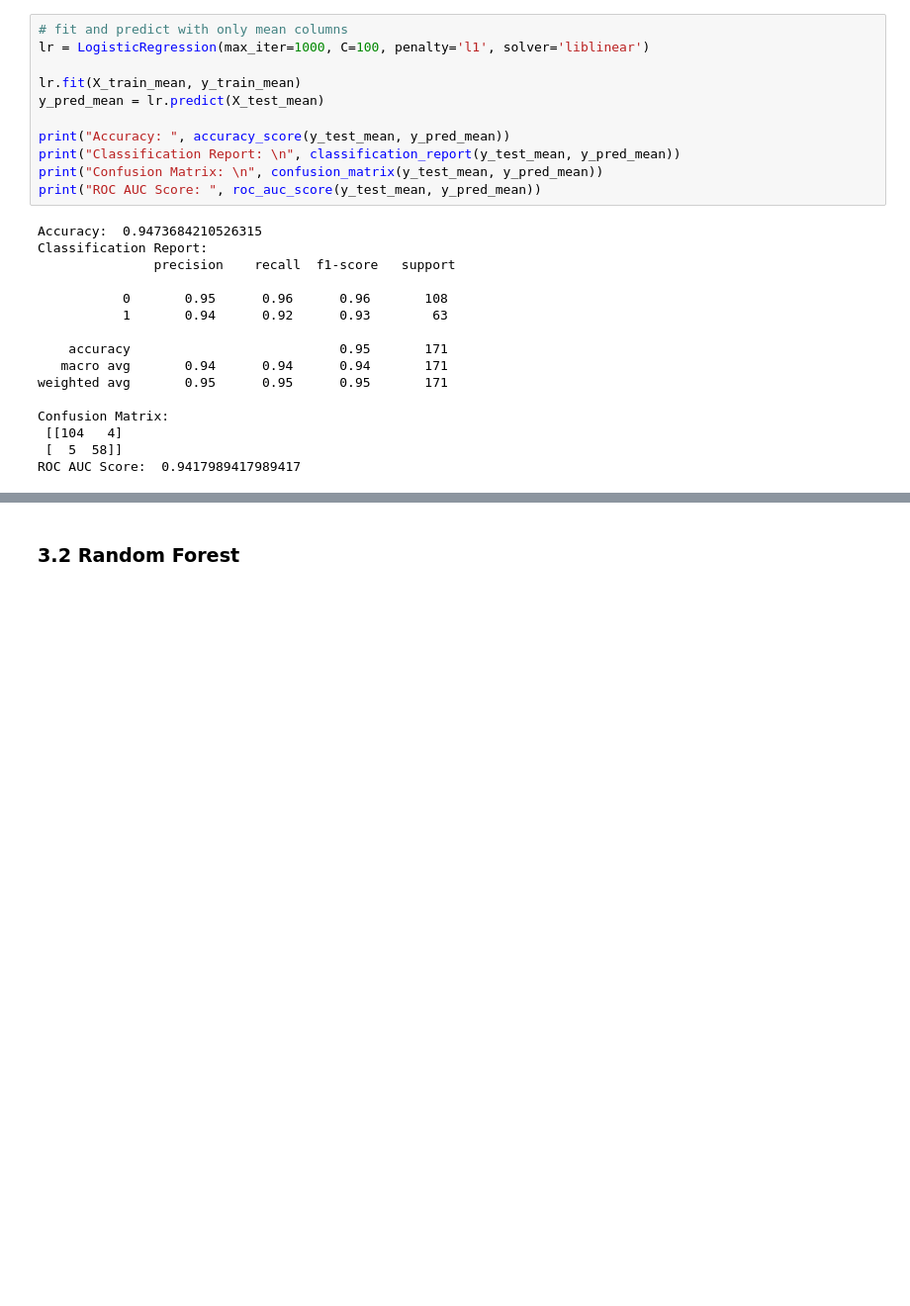
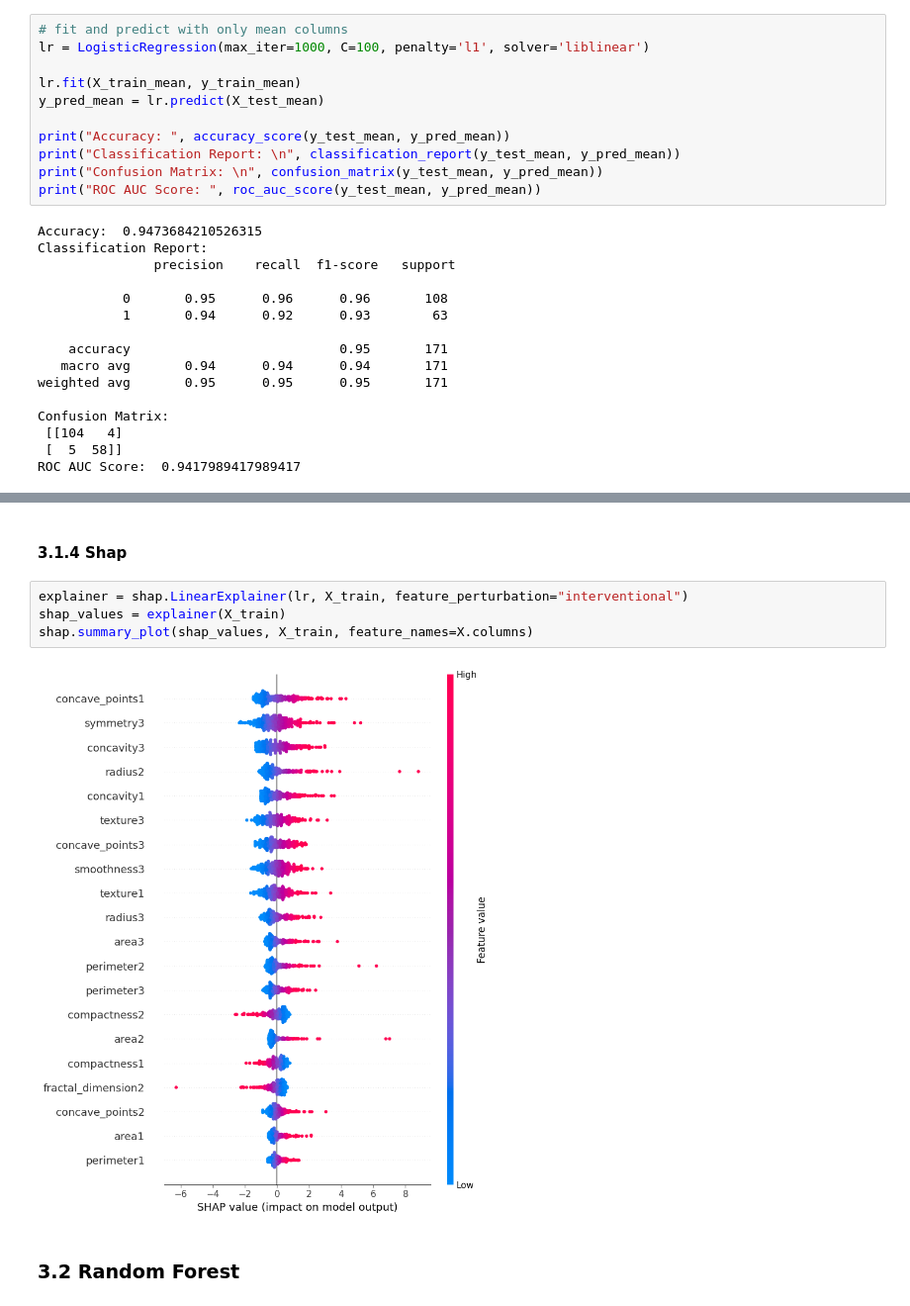
Before and after one commit to devanshis12/mlcb-bc-detection, a Jupyter notebook: bc_model.ipynb, the cells around one changed output, grey strips where cells are left out. Shown at 99% size. Cells and saved outputs as stored; diff of their text form; blank space fills up the shorter version.

```diff
--- a/bc_model.ipynb
+++ b/bc_model.ipynb
@@ -198,3 +264,11 @@ ROC AUC Score:  0.9417989417989417
+# %% [markdown]
+#### 3.1.4 Shap
+# %%
+explainer = shap.LinearExplainer(lr, X_train, feature_perturbation="interventional")
+shap_values = explainer(X_train)
+shap.summary_plot(shap_values, X_train, feature_names=X.columns)
+# %% [output]
+[figure, added]
 # %% [markdown]
 ### 3.2 Random Forest
 # %%
```
Also changed, not shown: parts of 57 cells of this notebook.
